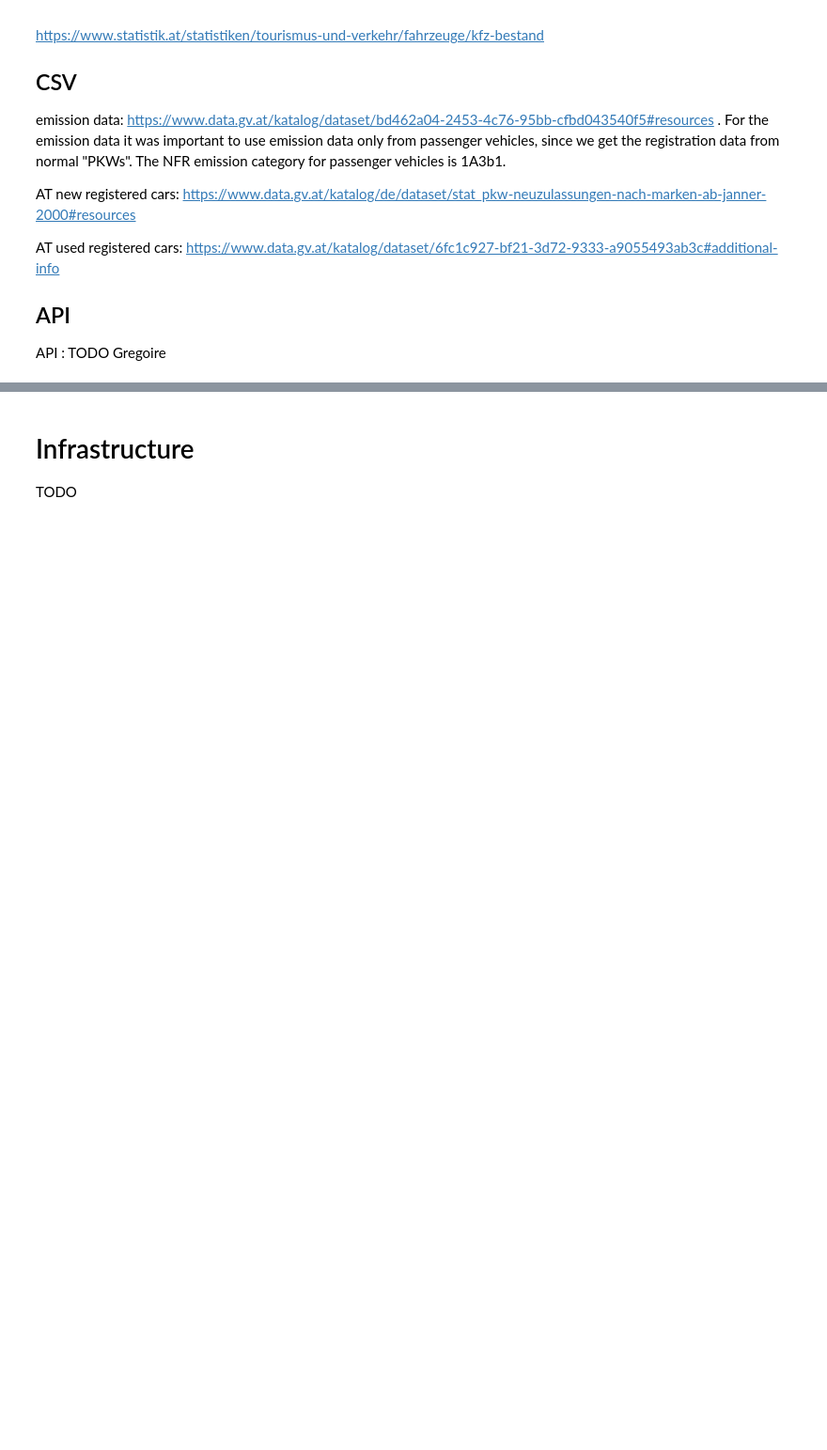
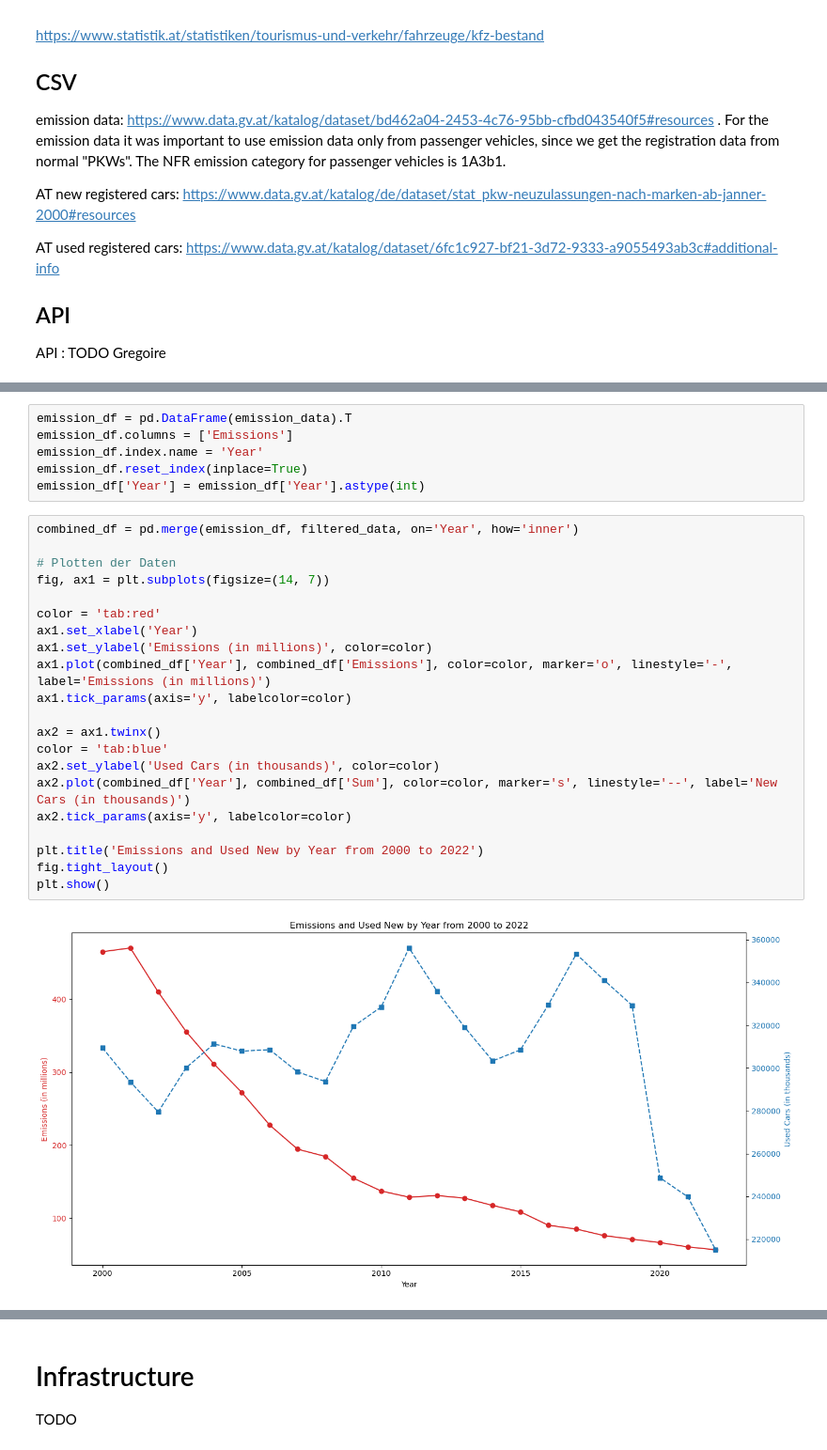
Before and after one commit to huhubi/BDENG, a Jupyter notebook: Projekt/Projekt.ipynb, the cells around one changed output, grey strips where cells are left out. Shown: that part at 94% size. Saved outputs shown, nothing was run; the diff lists cells and outputs as text; blank space fills up the shorter version.

```diff
--- a/Projekt/Projekt.ipynb
+++ b/Projekt/Projekt.ipynb
@@ -33,0 +304,29 @@ API : TODO Gregoire
+# %%
+emission_df = pd.DataFrame(emission_data).T
+emission_df.columns = ['Emissions']
+emission_df.index.name = 'Year'
+emission_df.reset_index(inplace=True)
+emission_df['Year'] = emission_df['Year'].astype(int)
+# %%
+combined_df = pd.merge(emission_df, filtered_data, on='Year', how='inner')
+
+# Plotten der Daten
+fig, ax1 = plt.subplots(figsize=(14, 7))
+
+color = 'tab:red'
+ax1.set_xlabel('Year')
+ax1.set_ylabel('Emissions (in millions)', color=color)
+ax1.plot(combined_df['Year'], combined_df['Emissions'], color=color, marker='o', linestyle='-', label='Emissions (in millions)')
+ax1.tick_params(axis='y', labelcolor=color)
+
+ax2 = ax1.twinx()
+color = 'tab:blue'
+ax2.set_ylabel('Used Cars (in thousands)', color=color)
+ax2.plot(combined_df['Year'], combined_df['Sum'], color=color, marker='s', linestyle='--', label='New Cars (in thousands)')
+ax2.tick_params(axis='y', labelcolor=color)
+
+plt.title('Emissions and Used New by Year from 2000 to 2022')
+fig.tight_layout()
+plt.show()
+# %% [output]
+[figure, added]
```
Also changed, not shown: parts of 19 cells of this notebook.
